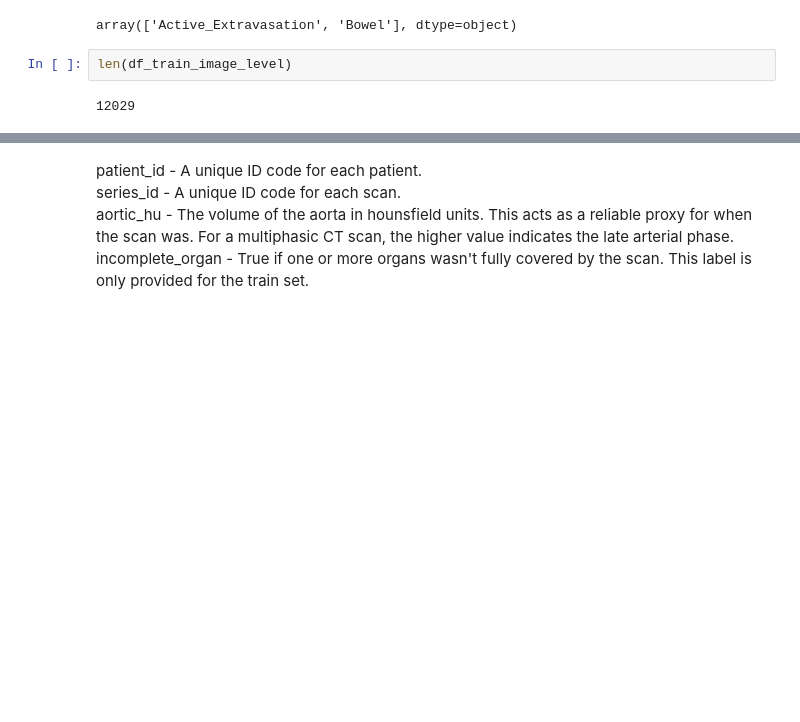
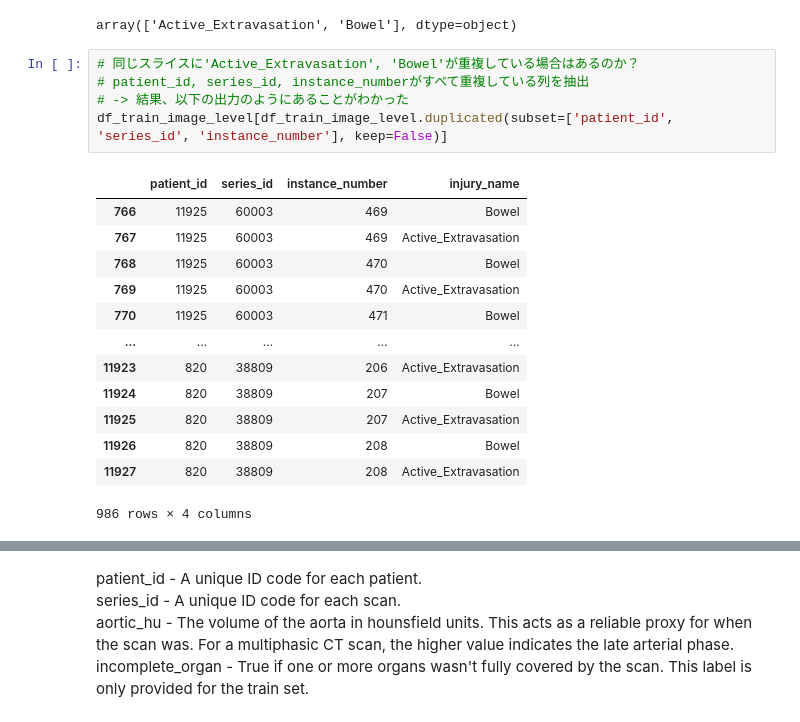
Before and after one commit to tachyon777/rsna-2023, a Jupyter notebook: notebooks/exp001.ipynb, the cells around one changed output, grey strips where cells are left out. Saved outputs shown, nothing was run; the diff lists cells and outputs as text; blank space fills up the shorter version.

```diff
--- a/notebooks/exp001.ipynb
+++ b/notebooks/exp001.ipynb
@@ -66,7 +66,22 @@ df_train_image_level.head()
 df_train_image_level["injury_name"].unique()
 # %% [output]
 array(['Active_Extravasation', 'Bowel'], dtype=object)
-# %%
-len(df_train_image_level)
-# %% [output]
-12029
+# %%
+# 同じスライスに'Active_Extravasation', 'Bowel'が重複している場合はあるのか？
+# patient_id, series_id, instance_numberがすべて重複している列を抽出
+# -> 結果、以下の出力のようにあることがわかった
+df_train_image_level[df_train_image_level.duplicated(subset=['patient_id', 'series_id', 'instance_number'], keep=False)]
+# %% [output]
+|  | patient_id | series_id | instance_number | injury_name |
+| 766 | 11925 | 60003 | 469 | Bowel |
+| 767 | 11925 | 60003 | 469 | Active_Extravasation |
+| 768 | 11925 | 60003 | 470 | Bowel |
+| 769 | 11925 | 60003 | 470 | Active_Extravasation |
+| 770 | 11925 | 60003 | 471 | Bowel |
+| ... | ... | ... | ... | ... |
+| 11923 | 820 | 38809 | 206 | Active_Extravasation |
+| 11924 | 820 | 38809 | 207 | Bowel |
+| 11925 | 820 | 38809 | 207 | Active_Extravasation |
+| 11926 | 820 | 38809 | 208 | Bowel |
+| 11927 | 820 | 38809 | 208 | Active_Extravasation |
+986 rows × 4 columns
```
Also changed, not shown: parts of 1 cell of this notebook, 13 other files.
